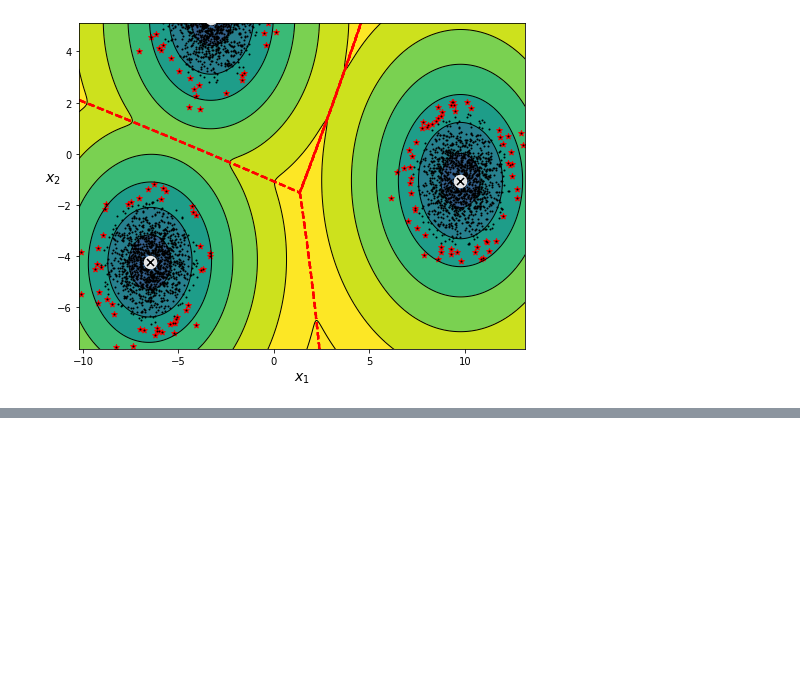
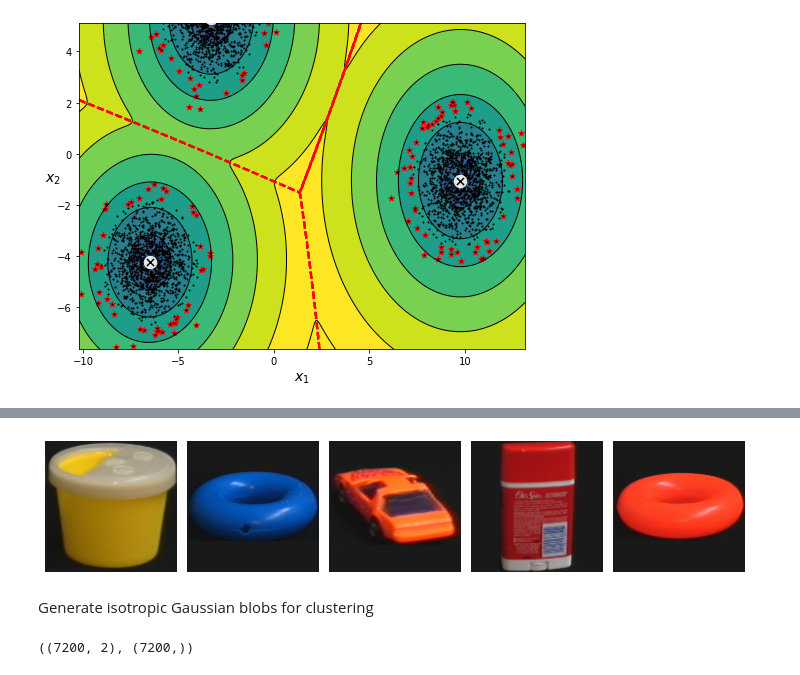
Before and after one commit to seansothey/DataScience-MachineLearning-Research, a Jupyter notebook: Project6_Unsupervised_Learning.ipynb, the cells around one changed output, grey strips where cells are left out. Cells and saved outputs as stored; diff of their text form; code cells hidden in the pictures; blank space fills up the shorter version.

```diff
--- a/Project6_Unsupervised_Learning.ipynb
+++ b/Project6_Unsupervised_Learning.ipynb
@@ -525,0 +571,6 @@ plt.show()
+# %%
+plotImages(coil_100[1])
+# %% [output]
+[figure, added]
+# %% [markdown]
+Generate isotropic Gaussian blobs for clustering
@@ -525,0 +579,4 @@ plt.show()
+# %%
+X_coil100.shape, y_coil100.shape
+# %% [output]
+((7200, 2), (7200,))
```
Also changed, not shown: parts of 93 cells of this notebook.
